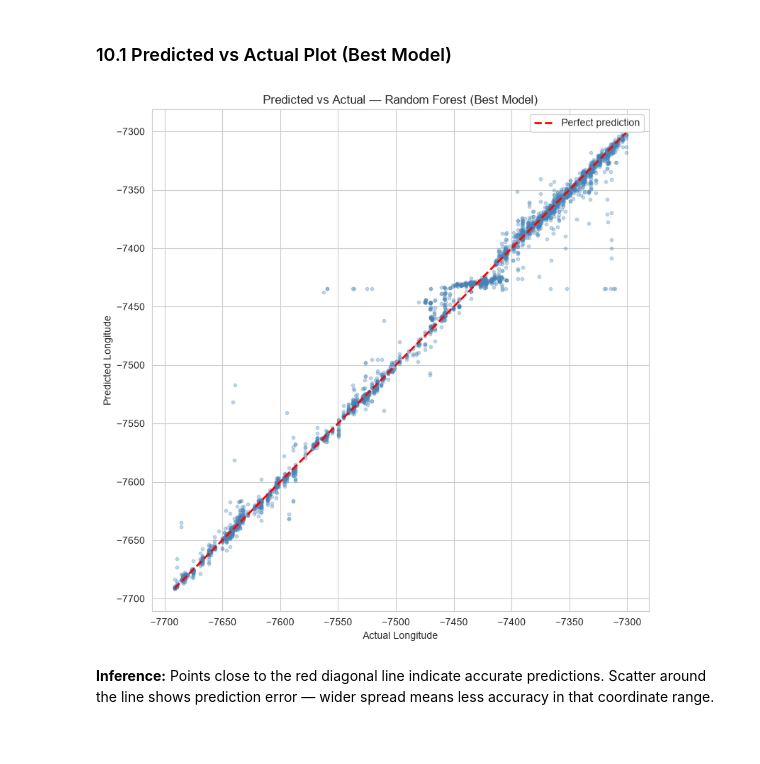
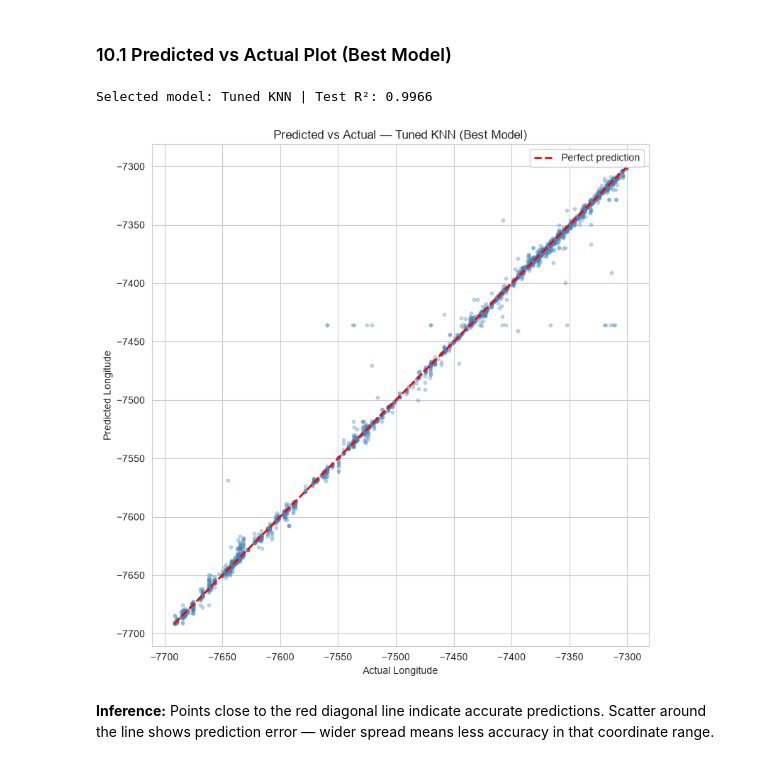
Before and after one commit to Ganesh2006646/Machine-Learning---Case-Study, a Jupyter notebook: notebooks/regression.ipynb, the cells around one changed output. Cells and saved outputs as stored; diff of their text form; code cells hidden in the pictures.

```diff
--- a/notebooks/regression.ipynb
+++ b/notebooks/regression.ipynb
@@ -713,0 +722,25 @@ Test R²: 0.9935 | Test RMSE: 10.03
+# %%
+# Tune KNN because it was the best untuned model
+knn_params = {
+    'n_neighbors': [3, 5, 7],
+    'weights': ['distance'],
+    'p': [1, 2]
+}
+
+knn_grid = GridSearchCV(
+    KNeighborsRegressor(n_jobs=-1),
+    knn_params,
+    cv=3,
+    scoring='r2',
+    n_jobs=-1,
+    verbose=0
+)
+knn_grid.fit(X_train_scaled, y_lon_train)
+
+print(f"Best KNN params: {knn_grid.best_params_}")
+print(f"Best KNN CV R²:  {knn_grid.best_score_:.4f}")
+
+knn_best_pred = knn_grid.predict(X_test_scaled)
+knn_best_r2 = r2_score(y_lon_test, knn_best_pred)
+knn_best_rmse = np.sqrt(mean_squared_error(y_lon_test, knn_best_pred))
+print(f"KNN test R²: {knn_best_r2:.4f} | RMSE: {knn_best_rmse:.2f}")
@@ -827,23 +873,30 @@ Rank
 # %% [markdown]
 ### 10.1 Predicted vs Actual Plot (Best Model)
 # %%
-# Use the best model's predictions
-best_pred = rf_grid.predict(X_test_scaled) if rf_best_r2 > gb_best_r2 else gb_grid.predict(X_test_scaled)
-best_name = "Random Forest" if rf_best_r2 > gb_best_r2 else "Gradient Boosting"
+# Select the best tuned model by test-set R²
+model_predictions = {
+    'Tuned KNN': (knn_best_r2, knn_best_pred),
+    'Tuned Random Forest': (rf_best_r2, rf_best_pred),
+    'Tuned Gradient Boosting': (gb_best_r2, gb_best_pred)
+}
+best_name, (best_r2, best_pred) = max(model_predictions.items(), key=lambda item: item[1][0])
+
+print(f"Selected model: {best_name} | Test R²: {best_r2:.4f}")
 
 plt.figure(figsize=(8, 8))
 plt.scatter(y_lon_test, best_pred, alpha=0.3, s=10, color='steelblue')
 plt.plot([y_lon_test.min(), y_lon_test.max()],
          [y_lon_test.min(), y_lon_test.max()],
          'r--', lw=2, label='Perfect prediction')
 plt.xlabel('Actual Longitude')
 plt.ylabel('Predicted Longitude')
 plt.title(f'Predicted vs Actual — {best_name} (Best Model)')
 plt.legend()
 plt.tight_layout()
 plt.show()
 # %% [output]
+Selected model: Tuned KNN | Test R²: 0.9966
-[figure, old version]
+[figure, new version]
 # %% [markdown]
 **Inference:** Points close to the red diagonal line indicate accurate predictions. Scatter around the line shows prediction error — wider spread means less accuracy in that coordinate range.
 # %% [markdown]
```
Also changed, not shown: parts of 13 cells of this notebook.
